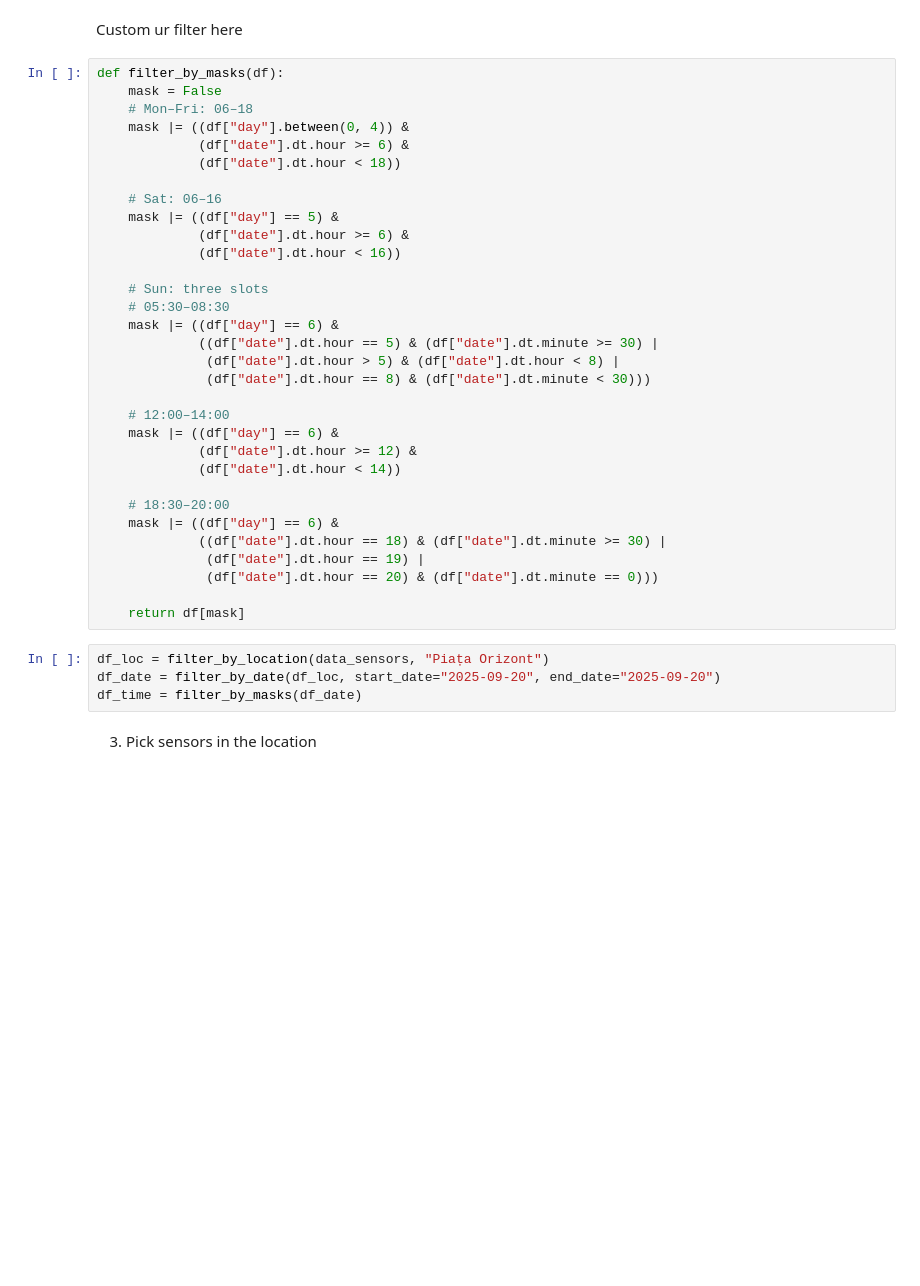
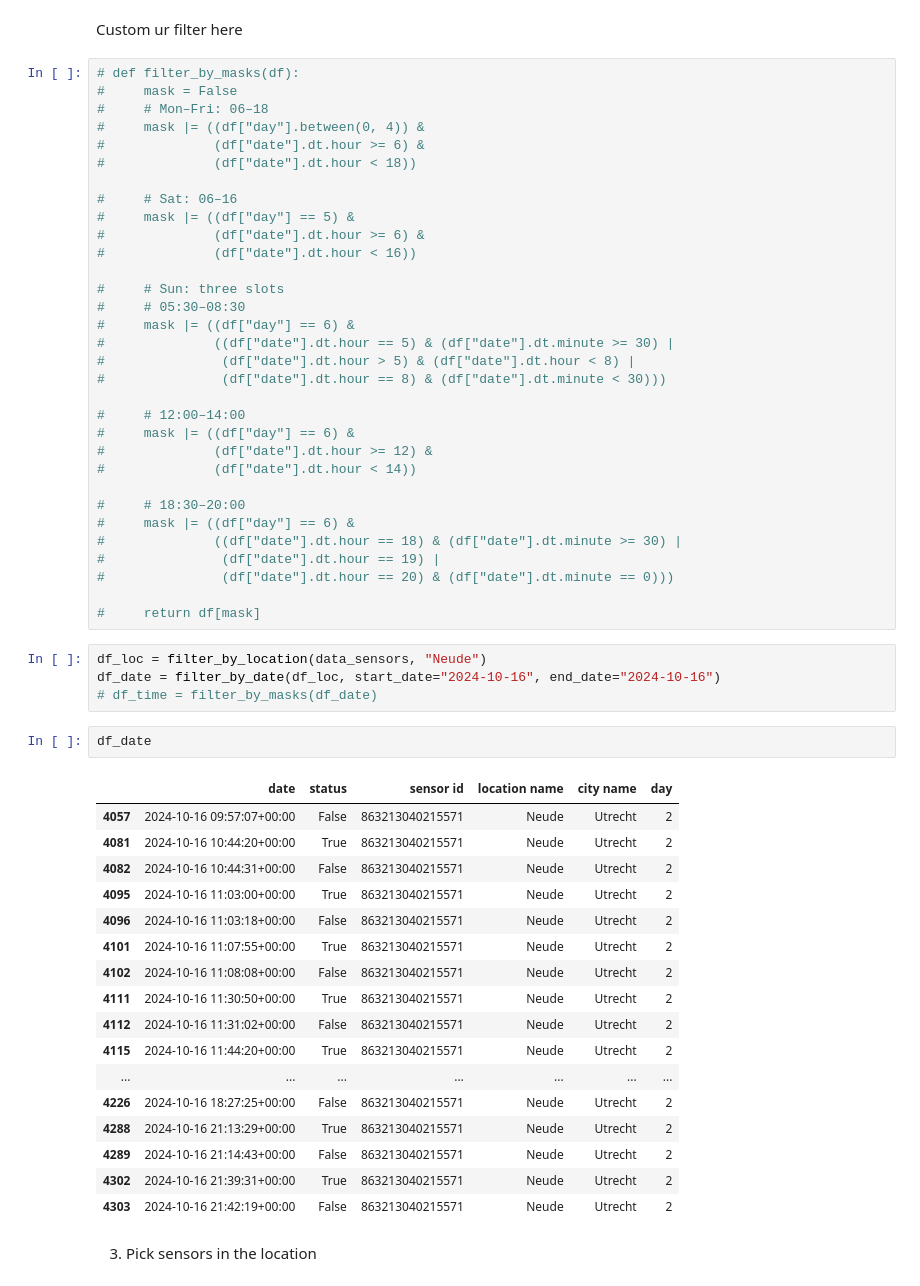
Before and after one commit to chenneman/CTC-advanced-data-science, a Jupyter notebook: filter_sensors_by_location_by_date.ipynb, the cells around one changed output. Saved outputs shown, nothing was run; the diff lists cells and outputs as text; blank space fills up the shorter version.

```diff
--- a/filter_sensors_by_location_by_date.ipynb
+++ b/filter_sensors_by_location_by_date.ipynb
@@ -48,41 +48,61 @@ def filter_by_date(data, start_date, end_date): # can be multiple date gaps
 # %% [markdown]
 Custom ur filter here
 # %%
-def filter_by_masks(df):
-    mask = False
-    # Mon–Fri: 06–18
-    mask |= ((df["day"].between(0, 4)) &
-             (df["date"].dt.hour >= 6) &
-             (df["date"].dt.hour < 18))
+# def filter_by_masks(df):
+#     mask = False
+#     # Mon–Fri: 06–18
+#     mask |= ((df["day"].between(0, 4)) &
+#              (df["date"].dt.hour >= 6) &
+#              (df["date"].dt.hour < 18))
 
-    # Sat: 06–16
-    mask |= ((df["day"] == 5) &
-             (df["date"].dt.hour >= 6) &
-             (df["date"].dt.hour < 16))
+#     # Sat: 06–16
+#     mask |= ((df["day"] == 5) &
+#              (df["date"].dt.hour >= 6) &
+#              (df["date"].dt.hour < 16))
 
-    # Sun: three slots
-    # 05:30–08:30
-    mask |= ((df["day"] == 6) &
-             ((df["date"].dt.hour == 5) & (df["date"].dt.minute >= 30) |
-              (df["date"].dt.hour > 5) & (df["date"].dt.hour < 8) |
-              (df["date"].dt.hour == 8) & (df["date"].dt.minute < 30)))
+#     # Sun: three slots
+#     # 05:30–08:30
+#     mask |= ((df["day"] == 6) &
+#              ((df["date"].dt.hour == 5) & (df["date"].dt.minute >= 30) |
+#               (df["date"].dt.hour > 5) & (df["date"].dt.hour < 8) |
+#               (df["date"].dt.hour == 8) & (df["date"].dt.minute < 30)))
 
-    # 12:00–14:00
-    mask |= ((df["day"] == 6) &
-             (df["date"].dt.hour >= 12) &
-             (df["date"].dt.hour < 14))
+#     # 12:00–14:00
+#     mask |= ((df["day"] == 6) &
+#              (df["date"].dt.hour >= 12) &
+#              (df["date"].dt.hour < 14))
 
-    # 18:30–20:00
-    mask |= ((df["day"] == 6) &
-             ((df["date"].dt.hour == 18) & (df["date"].dt.minute >= 30) |
-              (df["date"].dt.hour == 19) |
-              (df["date"].dt.hour == 20) & (df["date"].dt.minute == 0)))
+#     # 18:30–20:00
+#     mask |= ((df["day"] == 6) &
+#              ((df["date"].dt.hour == 18) & (df["date"].dt.minute >= 30) |
+#               (df["date"].dt.hour == 19) |
+#               (df["date"].dt.hour == 20) & (df["date"].dt.minute == 0)))
 
-    return df[mask]
+#     return df[mask]
 # %%
-df_loc = filter_by_location(data_sensors, "Piața Orizont")
-df_date = filter_by_date(df_loc, start_date="2025-09-20", end_date="2025-09-20")
-df_time = filter_by_masks(df_date)
+df_loc = filter_by_location(data_sensors, "Neude")
+df_date = filter_by_date(df_loc, start_date="2024-10-16", end_date="2024-10-16")
+# df_time = filter_by_masks(df_date)
+# %%
+df_date
+# %% [output]
+|  | date | status | sensor id | location name | city name | day |
+| 4057 | 2024-10-16 09:57:07+00:00 | False | 863213040215571 | Neude | Utrecht | 2 |
+| 4081 | 2024-10-16 10:44:20+00:00 | True | 863213040215571 | Neude | Utrecht | 2 |
+| 4082 | 2024-10-16 10:44:31+00:00 | False | 863213040215571 | Neude | Utrecht | 2 |
+| 4095 | 2024-10-16 11:03:00+00:00 | True | 863213040215571 | Neude | Utrecht | 2 |
+| 4096 | 2024-10-16 11:03:18+00:00 | False | 863213040215571 | Neude | Utrecht | 2 |
+| 4101 | 2024-10-16 11:07:55+00:00 | True | 863213040215571 | Neude | Utrecht | 2 |
+| 4102 | 2024-10-16 11:08:08+00:00 | False | 863213040215571 | Neude | Utrecht | 2 |
+| 4111 | 2024-10-16 11:30:50+00:00 | True | 863213040215571 | Neude | Utrecht | 2 |
+| 4112 | 2024-10-16 11:31:02+00:00 | False | 863213040215571 | Neude | Utrecht | 2 |
+| 4115 | 2024-10-16 11:44:20+00:00 | True | 863213040215571 | Neude | Utrecht | 2 |
+| ... | ... | ... | ... | ... | ... | ... |
+| 4226 | 2024-10-16 18:27:25+00:00 | False | 863213040215571 | Neude | Utrecht | 2 |
+| 4288 | 2024-10-16 21:13:29+00:00 | True | 863213040215571 | Neude | Utrecht | 2 |
+| 4289 | 2024-10-16 21:14:43+00:00 | False | 863213040215571 | Neude | Utrecht | 2 |
+| 4302 | 2024-10-16 21:39:31+00:00 | True | 863213040215571 | Neude | Utrecht | 2 |
+| 4303 | 2024-10-16 21:42:19+00:00 | False | 863213040215571 | Neude | Utrecht | 2 |
 # %% [markdown]
 3. Pick sensors in the location
 # %%
```
Also changed, not shown: parts of 4 cells of this notebook.
